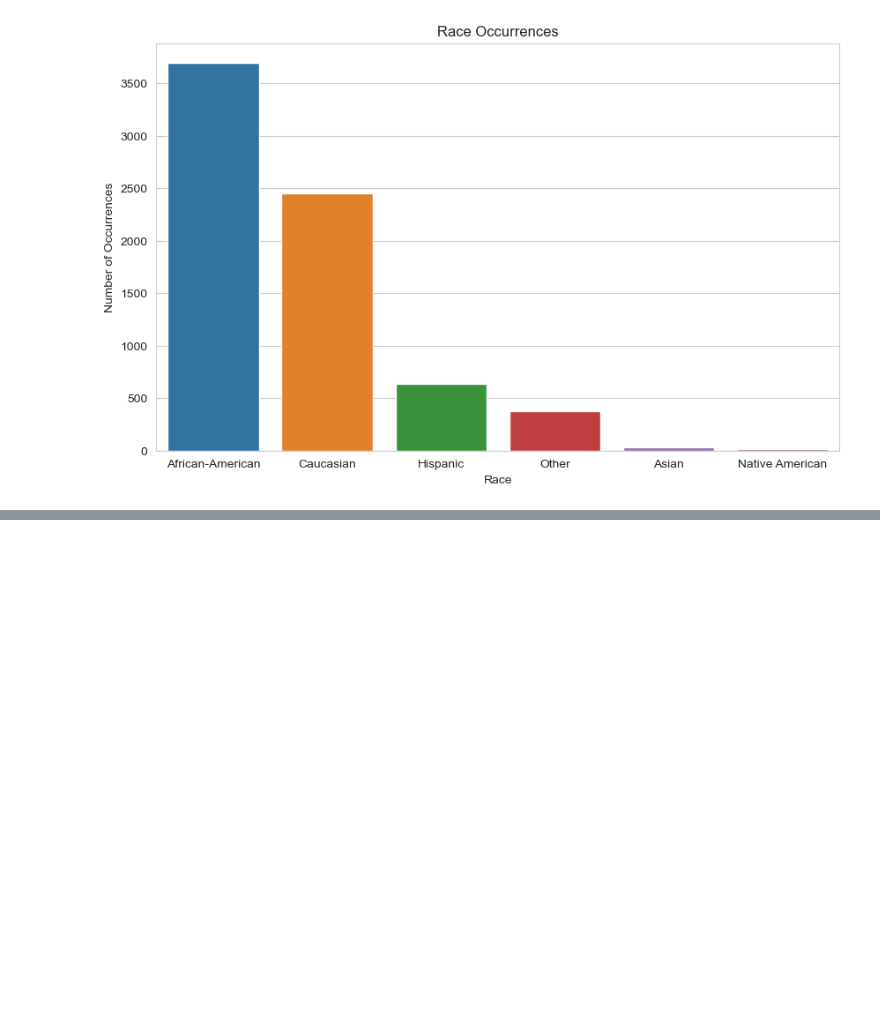
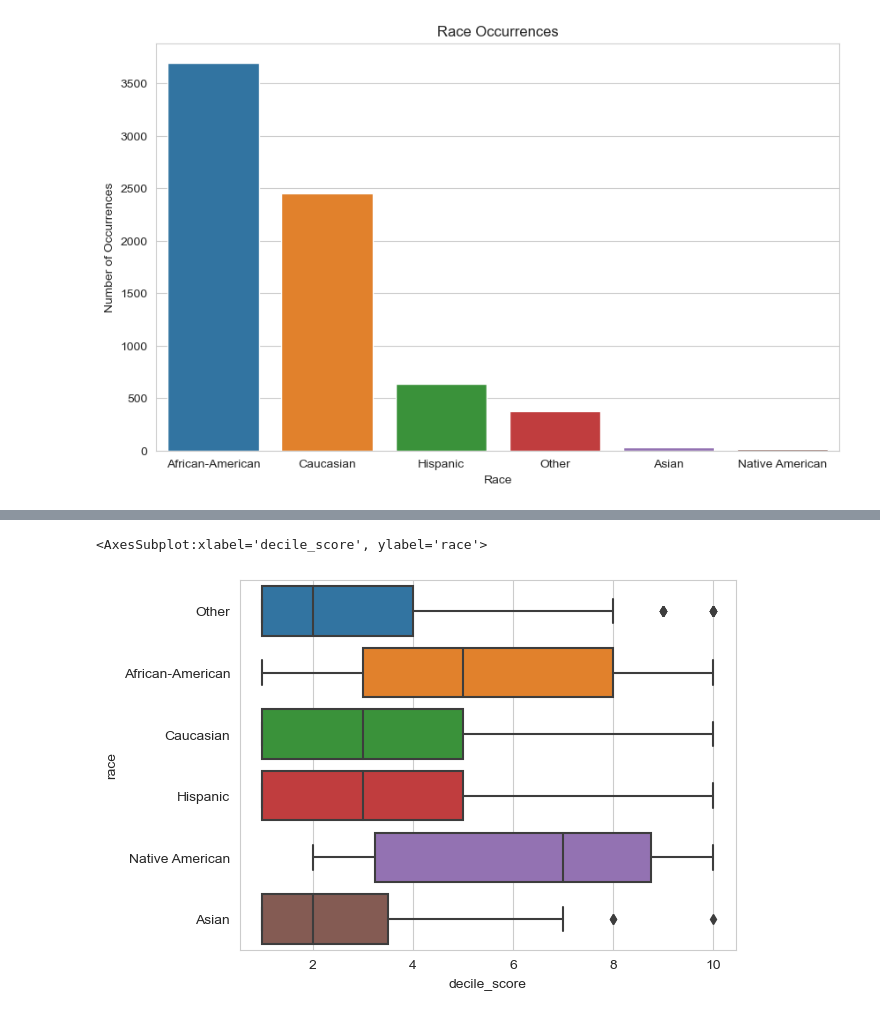
Before and after one commit to Ju2t-us/DataScience1, a Jupyter notebook: CodeTemplates/Seaborn Fundamentals.ipynb, the cells around one changed output, grey strips where cells are left out. Saved outputs shown, nothing was run; the diff lists cells and outputs as text; code cells hidden in the pictures; blank space fills up the shorter version.

```diff
--- a/CodeTemplates/Seaborn Fundamentals.ipynb
+++ b/CodeTemplates/Seaborn Fundamentals.ipynb
@@ -89,0 +138,7 @@ plt.show()
+# %%
+#C12
+
+sns.boxplot(data=df, x="decile_score", y="race")
+# %% [output]
+<AxesSubplot:xlabel='decile_score', ylabel='race'>
+[figure, added]
```
Also changed, not shown: parts of 6 cells of this notebook.
